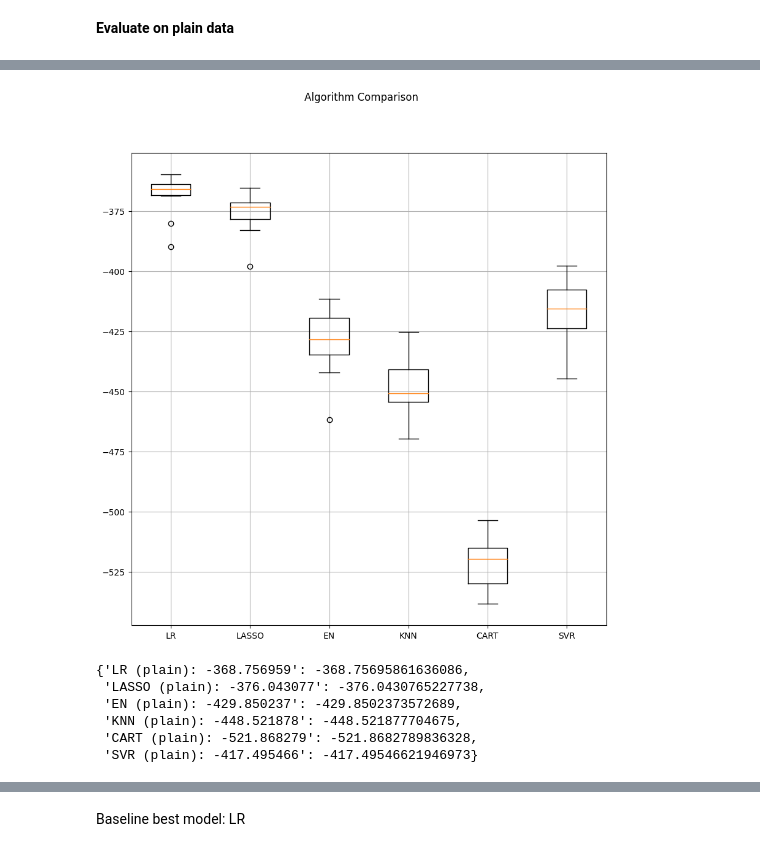
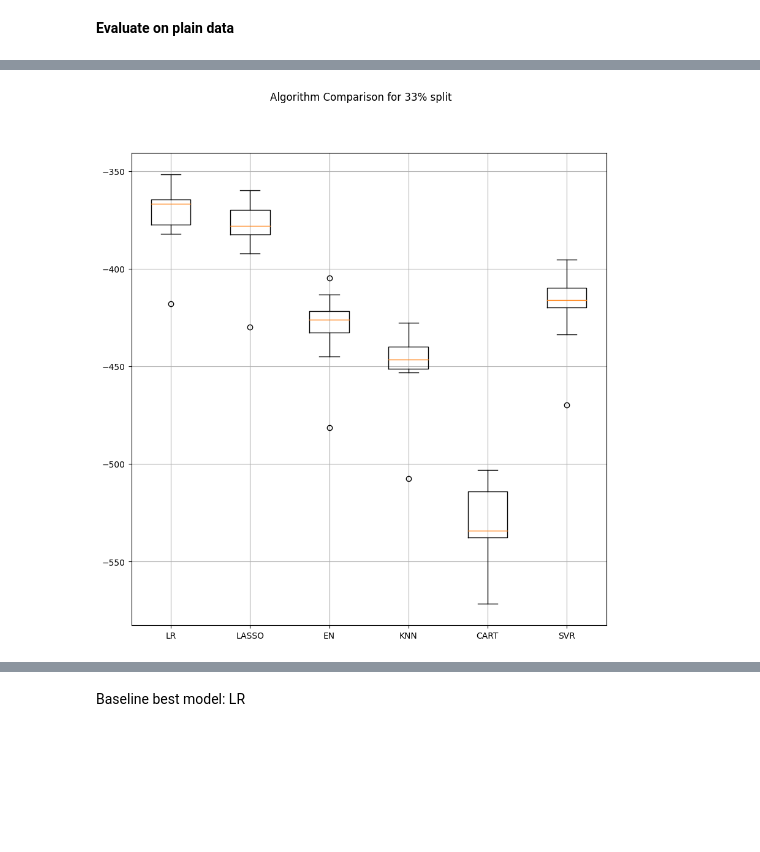
Before and after one commit to mrMichalR/blueberry_yield, a Jupyter notebook: blueberry_yield_prediction.ipynb, the cells around one changed output, grey strips where cells are left out. Cells and saved outputs as stored; diff of their text form; code cells hidden in the pictures; blank space fills up the shorter version.

```diff
--- a/blueberry_yield_prediction.ipynb
+++ b/blueberry_yield_prediction.ipynb
@@ -503,2 +475,26 @@ y_train dimension =  (4909,)
+# %%
+eval33={}
+eval20={}
+
+def evaluate_model(models,X_train,y_train):
+  # Test options and evaluation metric
+  num_folds = 10
+  scoring = 'neg_mean_absolute_error'
+  evaluation_results={}
+  results = []
+  names = []
+  for name, model in models:
+      kfold = KFold(n_splits=num_folds)
+      cv_results = cross_val_score(model, X_train, y_train, cv=kfold, scoring=scoring)
+      results.append(cv_results)
+      names.append(name)
+      msg = "%s: %f (%f)" % (name, cv_results.mean(), cv_results.std())
+      # print(msg)
+      evaluation_results.update({name: cv_results.mean()})
+  return evaluation_results, results
+
+def Merge(dict1, dict2):
+    res = {**dict1, **dict2}
+    return res
 # %% [markdown]
 ## Evaluate Algorithms: Baseline
@@ -544,20 +512,14 @@ SVR (plain): -417.495466 (13.032774)
 # %%
-# Compare Algorithms
+baseline_score1, results1 = evaluate_model(models, X_train, y_train)
+eval33 = Merge(eval33, baseline_score1)
+
+# Compare Algorithms Plot
 fig = plt.figure(figsize=(10,10))
-fig.suptitle('Algorithm Comparison')
+fig.suptitle('Algorithm Comparison for 33% split')
 ax = fig.add_subplot(111)
-plt.boxplot(results)
+plt.boxplot(results1)
 plt.grid()
-ax.set_xticklabels(names)
+ax.set_xticklabels(baseline_score1.keys())
 plt.show()
 # %% [output]
-[figure, old version]
+[figure, new version]
-# %%
-evaluation_results
-# %% [output]
-{'LR (plain): -368.756959': -368.75695861636086,
- 'LASSO (plain): -376.043077': -376.0430765227738,
- 'EN (plain): -429.850237': -429.8502373572689,
- 'KNN (plain): -448.521878': -448.521877704675,
- 'CART (plain): -521.868279': -521.8682789836328,
- 'SVR (plain): -417.495466': -417.49546621946973}
```
Also changed, not shown: parts of 37 cells of this notebook.
